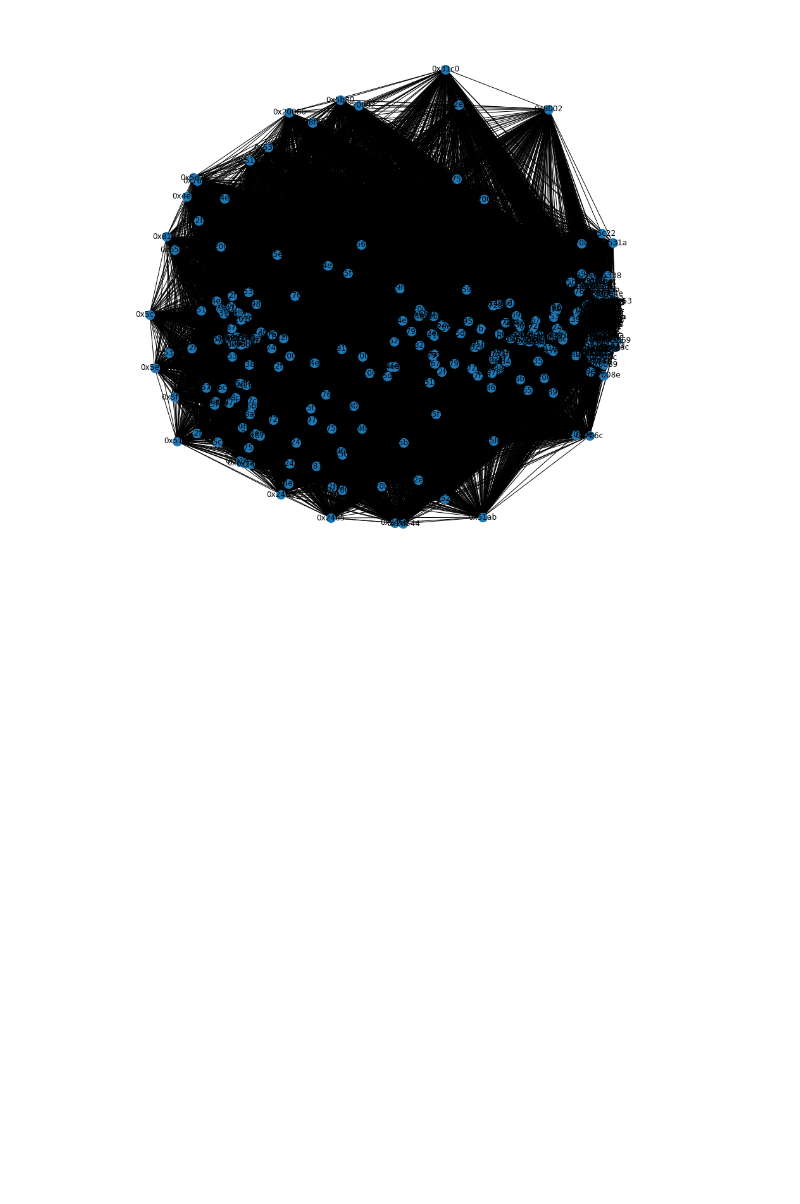
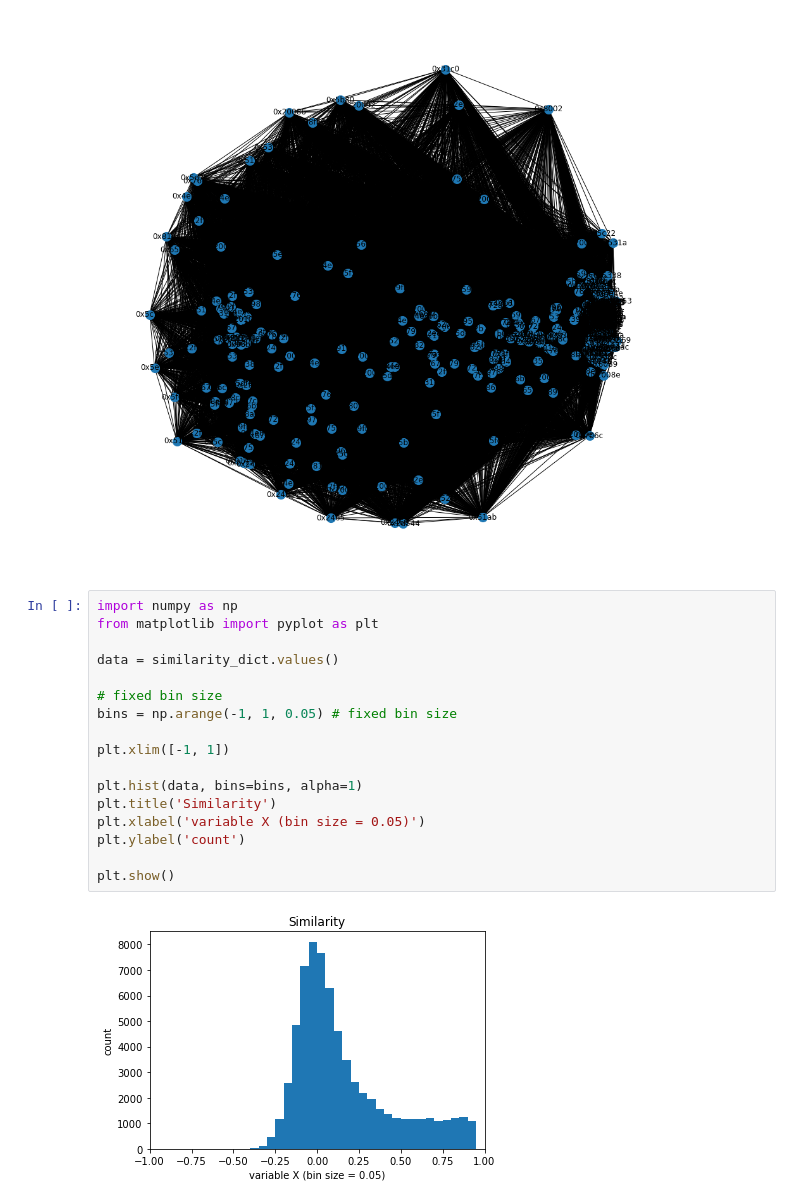
Before and after one commit to ohshane/radical-clustering, a Jupyter notebook: main.ipynb, the cells around one changed output. Cells and saved outputs as stored; diff of their text form; blank space fills up the shorter version.

```diff
--- a/main.ipynb
+++ b/main.ipynb
@@ -95,3 +97,22 @@ plt.axis('off')
 plt.show()
 # %% [output]
 [figure]
+# %%
+import numpy as np
+from matplotlib import pyplot as plt
+
+data = similarity_dict.values()
+
+# fixed bin size
+bins = np.arange(-1, 1, 0.05) # fixed bin size
+
+plt.xlim([-1, 1])
+
+plt.hist(data, bins=bins, alpha=1)
+plt.title('Similarity')
+plt.xlabel('variable X (bin size = 0.05)')
+plt.ylabel('count')
+
+plt.show()
+# %% [output]
+[figure, added]
```
Also changed, not shown: parts of 1 cell of this notebook.
